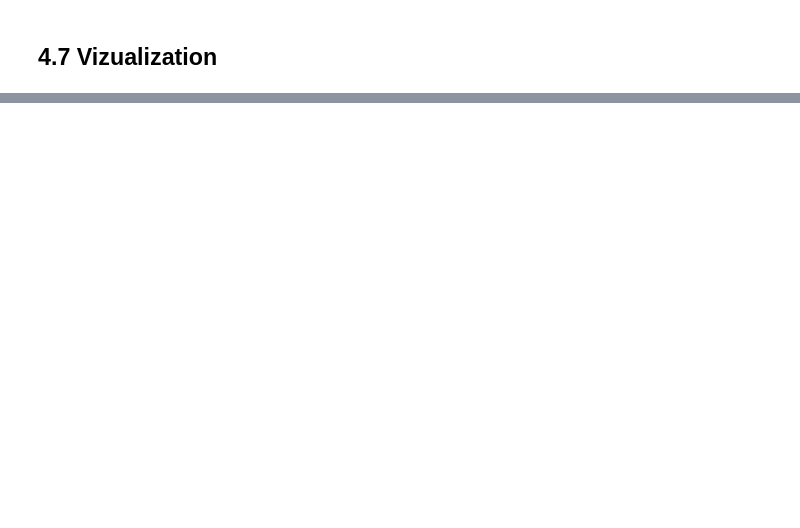
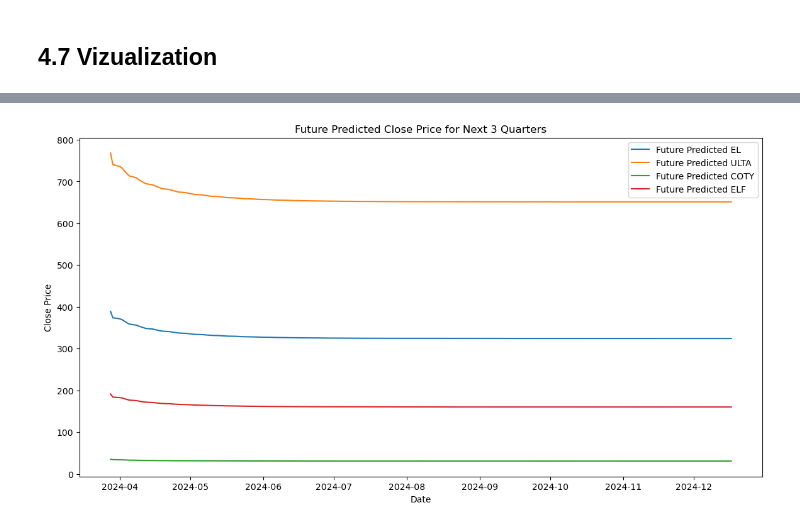
Before and after one commit to Hdubbs81/Stock_Predictor_Capstone, a Jupyter notebook: 4. Stock_Predictor_Model - Modeling.ipynb, the cells around one changed output, grey strips where cells are left out. Drawn from its saved outputs; the diff is of its cells as text; code cells hidden in the pictures; blank space fills up the shorter version.

```diff
--- a/4. Stock_Predictor_Model - Modeling.ipynb
+++ b/4. Stock_Predictor_Model - Modeling.ipynb
@@ -286,0 +423,58 @@ plt.show()
+# %%
+def predict_future(model, initial_data, num_days, scaler):
+    future_predictions = []
+    current_data = initial_data
+
+    for _ in range(num_days):
+        # Predict next day
+        next_prediction = model.predict(current_data)
+
+        # Append the prediction to future predictions
+        future_predictions.append(next_prediction)
+
+        # Update current data for next prediction and ensure the shape matches the input shape
+        next_prediction_reshaped = np.repeat(next_prediction, current_data.shape[2], axis=-1).reshape(1, 1, current_data.shape[2])
+        current_data = np.append(current_data[:, 1:, :], next_prediction_reshaped, axis=1)
+
+    # Rescale predictions back to original scale
+    future_predictions_rescaled = scaler.inverse_transform(np.array(future_predictions).reshape(-1, 1))
+
+    return future_predictions_rescaled
+
+# Initialize lists to store future predictions and dates
+all_future_predictions = []
+all_future_dates = []
+
+# Loop through each stock symbol for future prediction
+for symbol in stock_symbols:
+    print(f"Predicting future for {symbol}...")
+
+    # Extract the correct scaler from the dictionary
+    target_scaler = target_scaler_dict[symbol]
+
+    # Get the last known data point for the stock
+    last_data = X_test[-1:]
+
+    # Predict future stock prices for the next 3 quarters (189 days)
+    future_predictions_rescaled = predict_future(model, last_data, 189, target_scaler)
+
+    # Generate future dates
+    last_date = df[df['stock_symbol'] == symbol].index[-1]
+    future_dates = pd.date_range(start=last_date, periods=189, freq='B')
+
+    # Store predictions and dates
+    all_future_predictions.append((symbol, future_predictions_rescaled))
+    all_future_dates.append((symbol, future_dates))
+
+# Plot future predictions for all stock symbols
+plt.figure(figsize=(14, 7))
+
+for (symbol, future_predictions_rescaled), (_, future_dates) in zip(all_future_predictions, all_future_dates):
+    plt.plot(future_dates, future_predictions_rescaled, label=f'Future Predicted {symbol}')
+
+plt.xlabel('Date')
+plt.ylabel('Close Price')
+plt.title('Future Predicted Close Price for Next 3 Quarters')
+plt.legend()
+plt.show()
+# %% [output]
@@ -286,0 +498 @@ plt.show()
+[figure, added]
```
Also changed, not shown: parts of 27 cells of this notebook.
